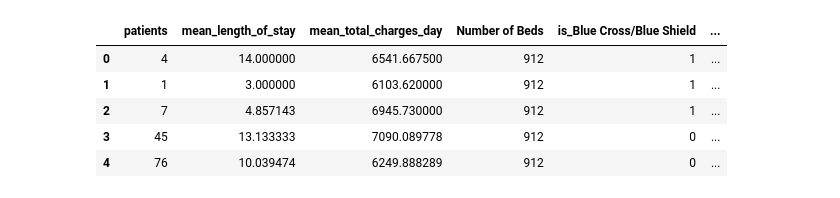
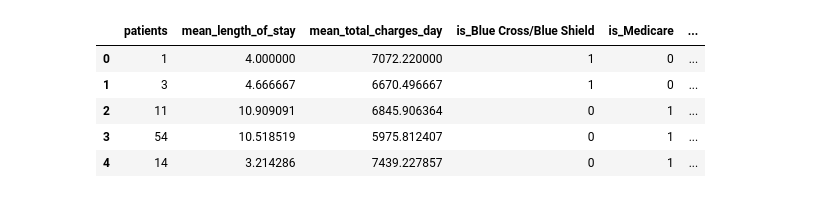
Before and after one commit to westerleyy/medicareinNYC, a Jupyter notebook: analytics/bayes_net_analysis.ipynb, the cells around one changed output. Saved outputs shown, nothing was run; the diff lists cells and outputs as text; code cells hidden in the pictures.

```diff
--- a/analytics/bayes_net_analysis.ipynb
+++ b/analytics/bayes_net_analysis.ipynb
@@ -53,47 +45,15 @@ Index(['apr_drg_code', 'facility_name', 'payment_typology_1',
-# %%
-data = septicemia2017[['patients', 'mean_length_of_stay',
-                       'mean_total_charges_day', 'Number of Beds',
-                       'is_Blue Cross/Blue Shield', 'is_Medicare',
-                       'is_Private Health Insurance', 'is_Self-Pay',
-                       'is_Major', 'is_Minor', 'is_Moderate', 'is_Extreme'
-#                        ,'is_Bellevue Hospital Center','is_Bronx-Lebanon Hospital Center - Concourse Division',
-#                        'is_Brookdale Hospital Medical Center',
-#                        'is_Brooklyn Hospital Center - Downtown Campus',
-#                        'is_Calvary Hospital Inc', 'is_Coney Island Hospital',
-#                        'is_Elmhurst Hospital Center', 'is_Flushing Hospital Medical Center',
-#                        'is_Harlem Hospital Center', 'is_Interfaith Medical Center',
-#                        'is_Jacobi Medical Center', 'is_Jamaica Hospital Medical Center',
-#                        'is_Kings County Hospital Center',
-#                        'is_Kingsbrook Jewish Medical Center', 'is_Lenox Hill Hospital',
-#                        'is_Lincoln Medical & Mental Health Center',
-#                        'is_Long Island Jewish Forest Hills',
-#                        'is_Long Island Jewish Medical Center', 'is_Maimonides Medical Center',
-#                        'is_Metropolitan Hospital Center',
-#                        'is_Montefiore Med Center - Jack D Weiler Hosp of A Einstein College Div',
-#                        'is_Montefiore Medical Center-Wakefield Hospital',
-#                        'is_Montefiore Medical Center - Henry & Lucy Moses Div',
-#                        'is_Mount Sinai Beth Israel', 'is_Mount Sinai Brooklyn',
-#                        'is_Mount Sinai Hospital','is_Mount Sinai Hospital - Mount Sinai Hospital of Queens',
-#                        "is_Mount Sinai St. Luke's", 'is_Mount Sinai West','is_New York-Presbyterian/Lower Manhattan Hospital','is_New York Community Hospital of Brooklyn, Inc',
-#                        'is_North Central Bronx Hospital', 'is_NYU Langone Hospital-Brooklyn',
-#                        'is_NYU Langone Hospitals', 'is_NYU Langone Orthopedic Hospital',
-#                        'is_Queens Hospital Center', 'is_Richmond University Medical Center',
-#                        'is_SBH Health System', 'is_Staten Island University Hosp-North',
-#                        'is_Staten Island University Hosp-South',
-#                        'is_University Hospital of Brooklyn',
-#                        'is_Woodhull Medical & Mental Health Center',
-#                        'is_Wyckoff Heights Medical Center'
-
-                       , 'is_Health+', 'is_Mount Sinai','is_Others', 'is_SUNY', 'is_Northwell', 'is_Montefiore','is_NewYork-Presbyterian', 'is_NYU Langone'
-                      ]].copy()
-data.head()
-# %% [output]
-|  | patients | mean_length_of_stay | mean_total_charges_day | Number of Beds | is_Blue Cross/Blue Shield | ... |
-| 0 | 4 | 14.000000 | 6541.667500 | 912 | 1 | ... |
-| 1 | 1 | 3.000000 | 6103.620000 | 912 | 1 | ... |
-| 2 | 7 | 4.857143 | 6945.730000 | 912 | 1 | ... |
-| 3 | 45 | 13.133333 | 7090.089778 | 912 | 0 | ... |
-| 4 | 76 | 10.039474 | 6249.888289 | 912 | 0 | ... |
+# %%
+cols = ['patients', 'mean_length_of_stay','mean_total_charges_day']#, 'Number of Beds' ]
+
+data = septicemia2017[cols+payment_cols+severe_cols+system_cols].copy()
+data.head()
+# %% [output]
+|  | patients | mean_length_of_stay | mean_total_charges_day | is_Blue Cross/Blue Shield | is_Medicare | ... |
+| 0 | 1 | 4.000000 | 7072.220000 | 1 | 0 | ... |
+| 1 | 3 | 4.666667 | 6670.496667 | 1 | 0 | ... |
+| 2 | 11 | 10.909091 | 6845.906364 | 0 | 1 | ... |
+| 3 | 54 | 10.518519 | 5975.812407 | 0 | 1 | ... |
+| 4 | 14 | 3.214286 | 7439.227857 | 0 | 1 | ... |
 # %%
 for i in data.iloc[:,:]:
     data[i] = pd.cut(data[i], bins=10, labels=False)
```
Also changed, not shown: parts of 9 cells of this notebook.
